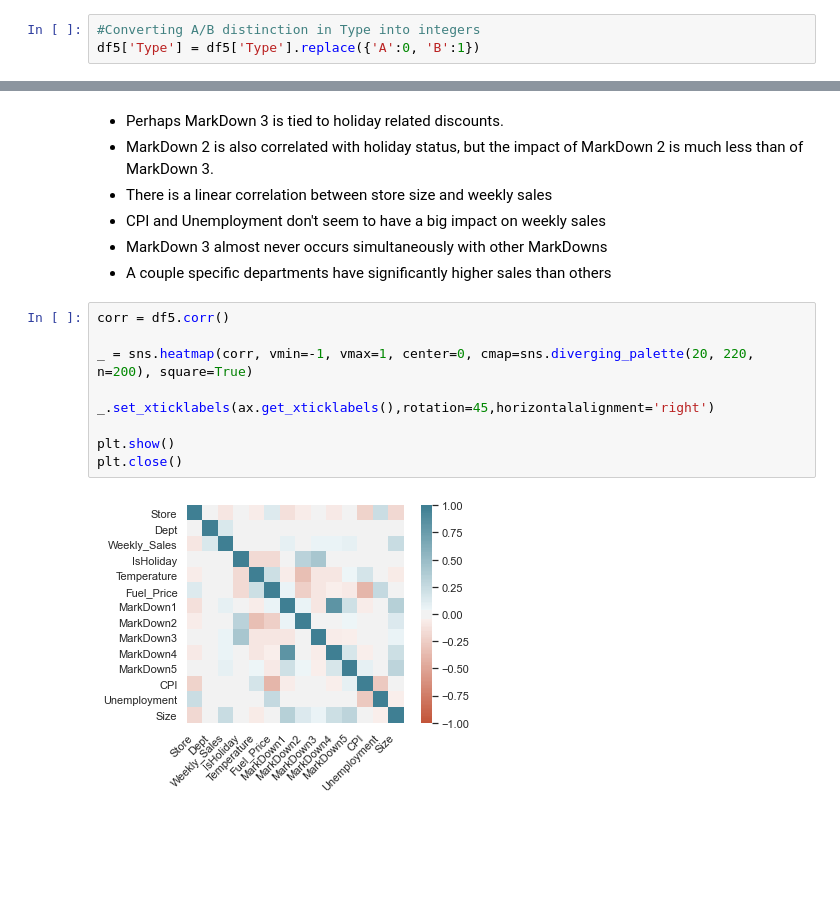
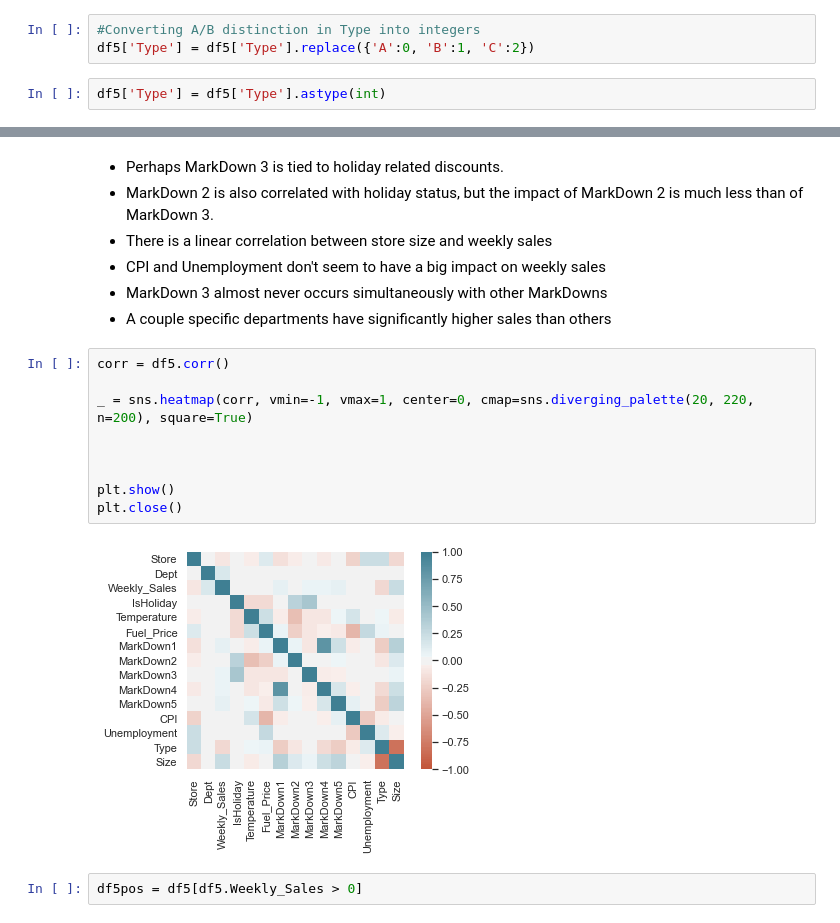
Before and after one commit to Dylan-C-Neal/capstone1-retail_forecasting, a Jupyter notebook: notebooks/C1S2-retail_forecasting.ipynb, the cells around one changed output, grey strips where cells are left out. Drawn from its saved outputs; the diff is of its cells as text; blank space fills up the shorter version.

```diff
--- a/notebooks/C1S2-retail_forecasting.ipynb
+++ b/notebooks/C1S2-retail_forecasting.ipynb
@@ -73,7 +73,9 @@ df5.head()
 df5['IsHoliday'] = df5['IsHoliday'].astype(int)
 # %%
 #Converting A/B distinction in Type into integers
-df5['Type'] = df5['Type'].replace({'A':0, 'B':1})
+df5['Type'] = df5['Type'].replace({'A':0, 'B':1, 'C':2})
+# %%
+df5['Type'] = df5['Type'].astype(int)
 # %%
 _ = sns.pairplot(df5)
 plt.show()
@@ -97,11 +99,13 @@ Takeaways from the pairplots:
 # %%
 corr = df5.corr()
 
 _ = sns.heatmap(corr, vmin=-1, vmax=1, center=0, cmap=sns.diverging_palette(20, 220, n=200), square=True)
 
-_.set_xticklabels(ax.get_xticklabels(),rotation=45,horizontalalignment='right')
+
 
 plt.show()
 plt.close()
 # %% [output]
-[figure, old version]
+[figure, new version]
+# %%
+df5pos = df5[df5.Weekly_Sales > 0]
```
Also changed, not shown: parts of 5 cells of this notebook.
